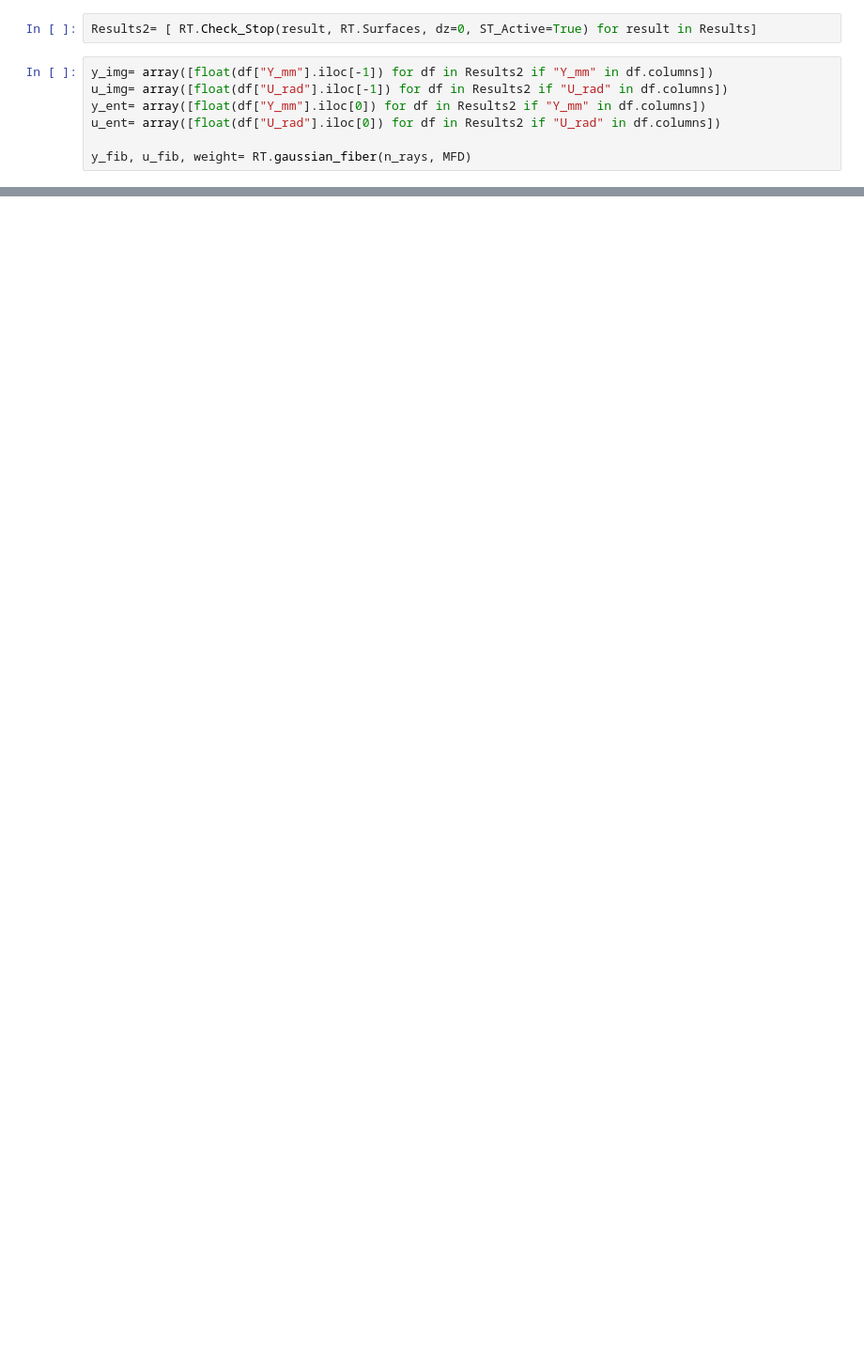
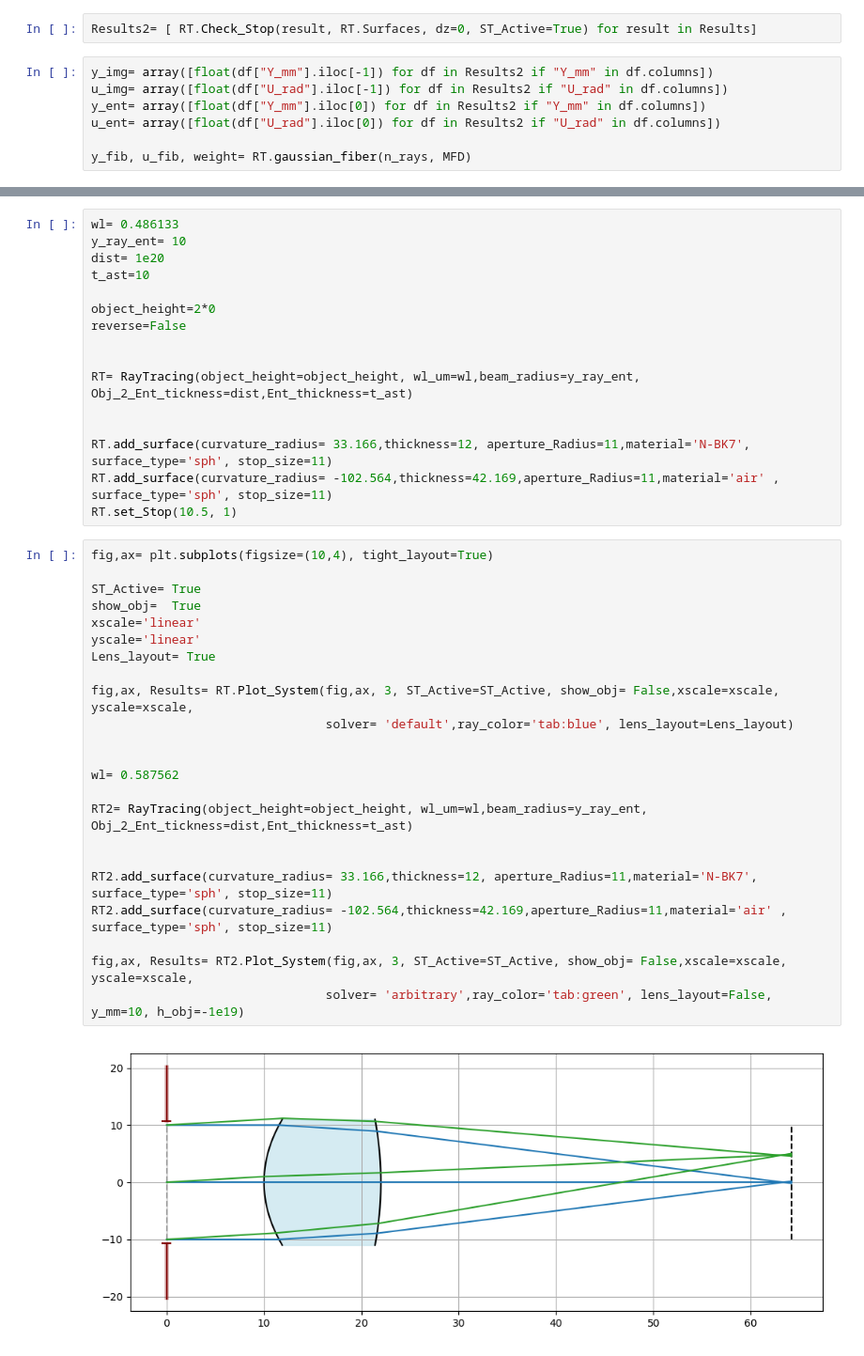
Before and after one commit to mshamdan/Ray, a Jupyter notebook: Example.ipynb, the cells around one changed output, grey strips where cells are left out. Shown at 94% size. Cells and saved outputs as stored; diff of their text form; blank space fills up the shorter version.

```diff
--- a/Example.ipynb
+++ b/Example.ipynb
@@ -404,0 +362,41 @@ system_transmission(y_fib, y_ent, y_img, w_launch=weight)
+# %%
+wl= 0.486133
+y_ray_ent= 10
+dist= 1e20
+t_ast=10
+
+object_height=2*0
+reverse=False
+
+
+RT= RayTracing(object_height=object_height, wl_um=wl,beam_radius=y_ray_ent, Obj_2_Ent_tickness=dist,Ent_thickness=t_ast)
+
+
+RT.add_surface(curvature_radius= 33.166,thickness=12, aperture_Radius=11,material='N-BK7', surface_type='sph', stop_size=11)
+RT.add_surface(curvature_radius= -102.564,thickness=42.169,aperture_Radius=11,material='air' , surface_type='sph', stop_size=11)
+RT.set_Stop(10.5, 1)
+# %%
+fig,ax= plt.subplots(figsize=(10,4), tight_layout=True)
+
+ST_Active= True
+show_obj=  True
+xscale='linear'
+yscale='linear'
+Lens_layout= True
+
+fig,ax, Results= RT.Plot_System(fig,ax, 3, ST_Active=ST_Active, show_obj= False,xscale=xscale, yscale=xscale,
+                                solver= 'default',ray_color='tab:blue', lens_layout=Lens_layout)
+
+
+wl= 0.587562
+
+RT2= RayTracing(object_height=object_height, wl_um=wl,beam_radius=y_ray_ent, Obj_2_Ent_tickness=dist,Ent_thickness=t_ast)
+
+
+RT2.add_surface(curvature_radius= 33.166,thickness=12, aperture_Radius=11,material='N-BK7', surface_type='sph', stop_size=11)
+RT2.add_surface(curvature_radius= -102.564,thickness=42.169,aperture_Radius=11,material='air' , surface_type='sph', stop_size=11)
+
+fig,ax, Results= RT2.Plot_System(fig,ax, 3, ST_Active=ST_Active, show_obj= False,xscale=xscale, yscale=xscale,
+                                solver= 'arbitrary',ray_color='tab:green', lens_layout=False, y_mm=10, h_obj=-1e19)
+# %% [output]
+[figure, added]
```
Also changed, not shown: parts of 36 cells of this notebook, 5 other files.
